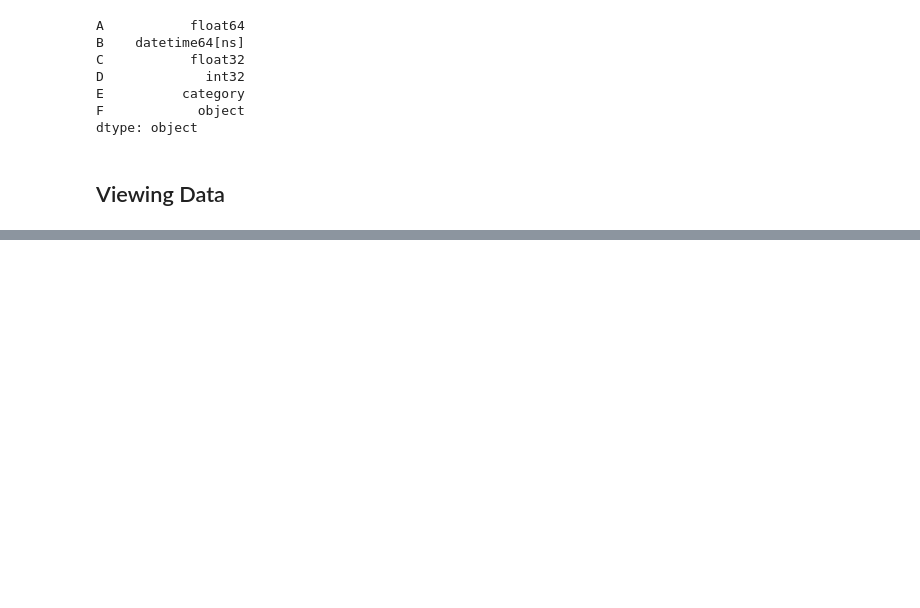
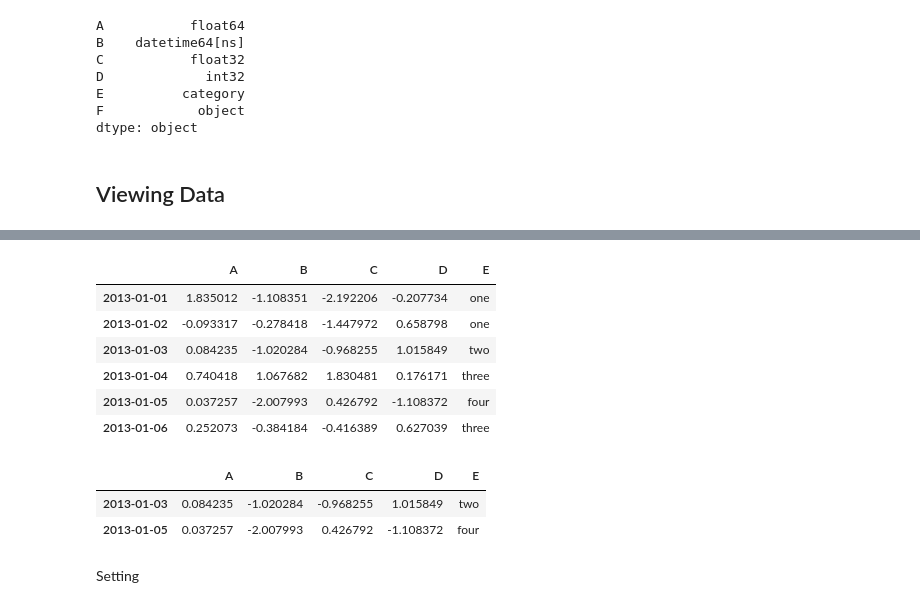
Before and after one commit to ALittlePhysics/The-Data-Science-Marathon, a Jupyter notebook: 10 Minutes to pandas.ipynb, the cells around one changed output, grey strips where cells are left out. Cells and saved outputs as stored; diff of their text form; code cells hidden in the pictures; blank space fills up the shorter version.

```diff
--- a/10 Minutes to pandas.ipynb
+++ b/10 Minutes to pandas.ipynb
@@ -120,0 +277,23 @@ df.sort_values(by='B')
+# %%
+# Using the isin() method for filtering:
+df2 = df.copy()
+# %%
+df2['E'] = ['one', 'one','two','three','four','three']
+# %%
+df2
+# %% [output]
+|  | A | B | C | D | E |
+| 2013-01-01 | 1.835012 | -1.108351 | -2.192206 | -0.207734 | one |
+| 2013-01-02 | -0.093317 | -0.278418 | -1.447972 | 0.658798 | one |
+| 2013-01-03 | 0.084235 | -1.020284 | -0.968255 | 1.015849 | two |
+| 2013-01-04 | 0.740418 | 1.067682 | 1.830481 | 0.176171 | three |
+| 2013-01-05 | 0.037257 | -2.007993 | 0.426792 | -1.108372 | four |
+| 2013-01-06 | 0.252073 | -0.384184 | -0.416389 | 0.627039 | three |
+# %%
+df2[df2['E'].isin(['two','four'])]
+# %% [output]
+|  | A | B | C | D | E |
+| 2013-01-03 | 0.084235 | -1.020284 | -0.968255 | 1.015849 | two |
+| 2013-01-05 | 0.037257 | -2.007993 | 0.426792 | -1.108372 | four |
+# %% [markdown]
+Setting
```
Also changed, not shown: parts of 38 cells of this notebook.
